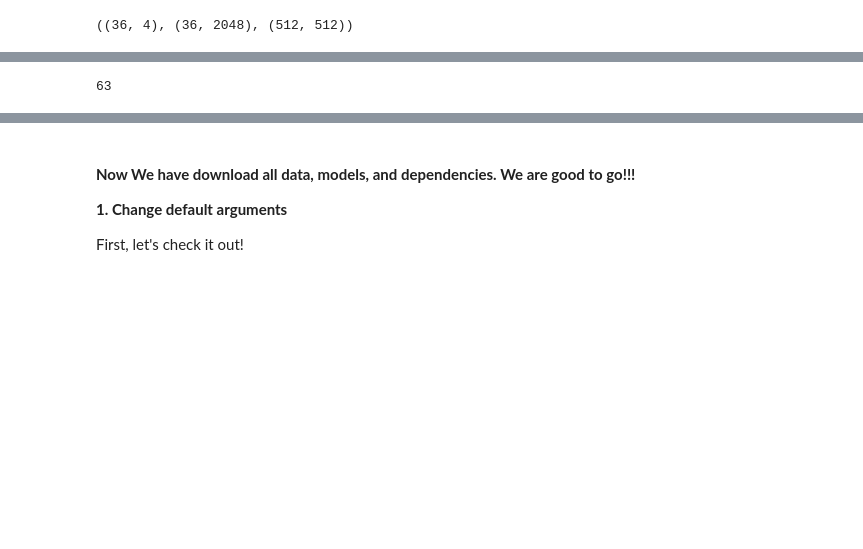
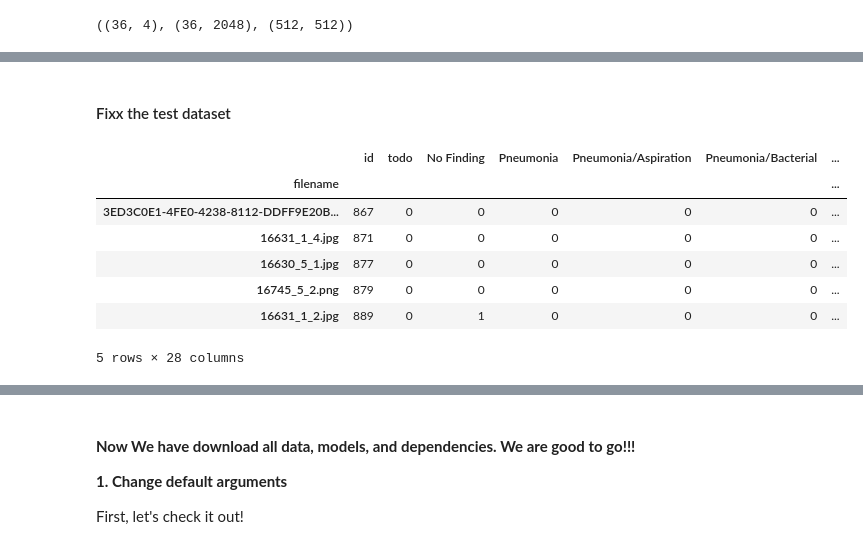
Before and after one commit to AndiAlifs/BERTHop, a Jupyter notebook: BERTHop.ipynb, the cells around one changed output, grey strips where cells are left out. Drawn from its saved outputs; the diff is of its cells as text; code cells hidden in the pictures; blank space fills up the shorter version.

```diff
--- a/BERTHop.ipynb
+++ b/BERTHop.ipynb
@@ -534,9 +332,26 @@ xray_v_f
 assert len(list(xray_v_f.keys())) == len(data_xray.values), "Visual Features are inconsistent with openI dataset"
 # %%
 assert set(list(all_data_v_f.keys())) == set(all_data.id.values), "Visual Features are inconsistent with data_xray dataset"
-# %%
-len(data_ct_v_f)
-# %% [output]
-63
 # %%
 assert set(list(data_ct_v_f.keys())) == set(data_ct.id.values), "Visual Features are inconsistent with data_ct dataset"
+# %% [markdown]
+#### Fixx the test dataset
+# %%
+# get data_ct where split is test
+data_ct_test = data_ct[data_ct.split == 'test']
+
+# get data_cxr where split is test
+data_xray_test = data_xray[data_xray.split == 'test']
+# %%
+# print all_data with test split
+all_data_test = data_ct_test.append(data_xray_test)
+all_data_test.head()
+# %% [output]
+|  | id | todo | No Finding | Pneumonia | Pneumonia/Aspiration | Pneumonia/Bacterial | ... |
+| filename |  |  |  |  |  |  | ... |
+| 3ED3C0E1-4FE0-4238-8112-DDFF9E20B... | 867 | 0 | 0 | 0 | 0 | 0 | ... |
+| 16631_1_4.jpg | 871 | 0 | 0 | 0 | 0 | 0 | ... |
+| 16630_5_1.jpg | 877 | 0 | 0 | 0 | 0 | 0 | ... |
+| 16745_5_2.png | 879 | 0 | 0 | 0 | 0 | 0 | ... |
+| 16631_1_2.jpg | 889 | 0 | 1 | 0 | 0 | 0 | ... |
+5 rows × 28 columns
```
Also changed, not shown: parts of 55 cells of this notebook.
